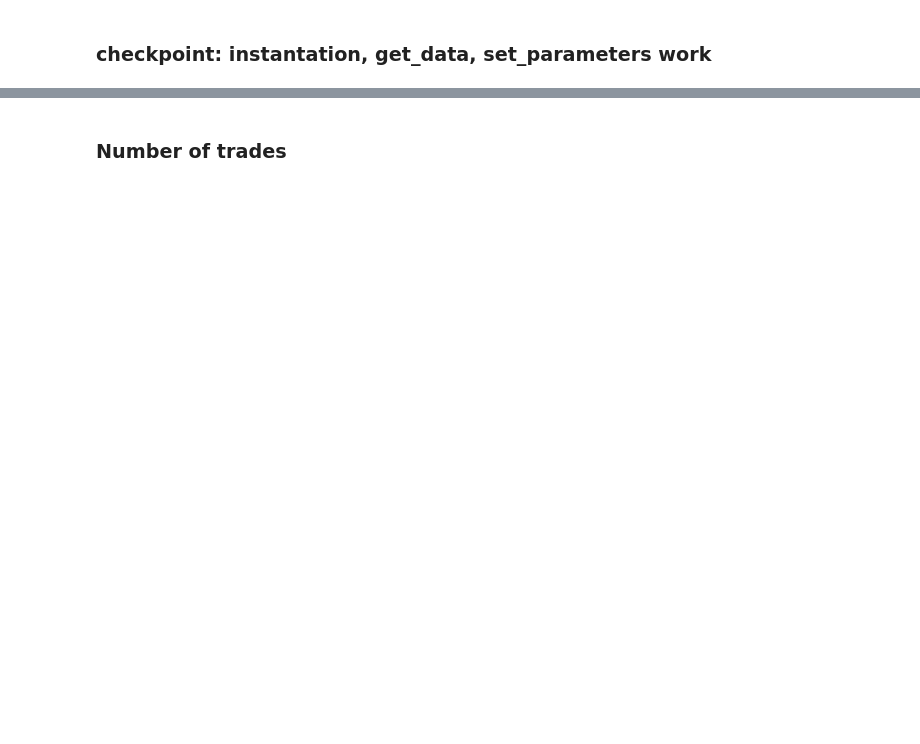
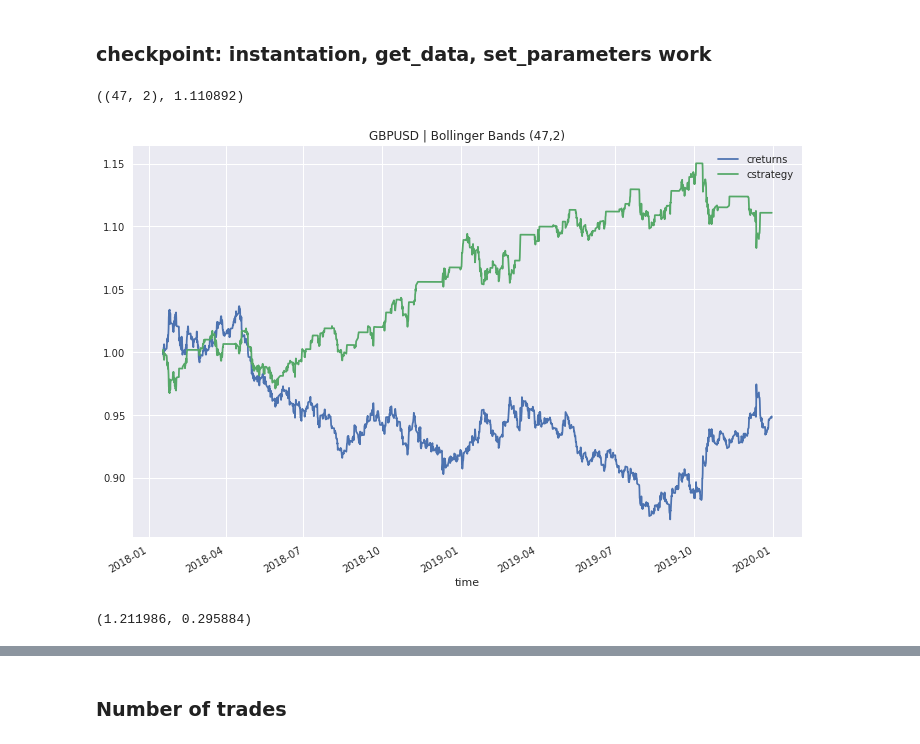
Before and after one commit to pianofreq/udemy-hagmann-course-1, a Jupyter notebook: Part_3/BBBacktester-RTM.ipynb, the cells around one changed output, grey strips where cells are left out. Drawn from its saved outputs; the diff is of its cells as text; code cells hidden in the pictures; blank space fills up the shorter version.

```diff
--- a/Part_3/BBBacktester-RTM.ipynb
+++ b/Part_3/BBBacktester-RTM.ipynb
@@ -132,3 +142,13 @@ insample.results
 # %% [markdown]
 ### checkpoint: instantation, get_data, set_parameters work
+# %%
+insample.optimize_parameters((2,50,1),(1,50,1))
+# %% [output]
+((47, 2), 1.110892)
+[figure, added]
+# %%
+insample.set_parameters(43,2)
+insample.test_strategy()
+# %% [output]
+(1.211986, 0.295884)
 # %%
```
Also changed, not shown: parts of 11 cells of this notebook.
